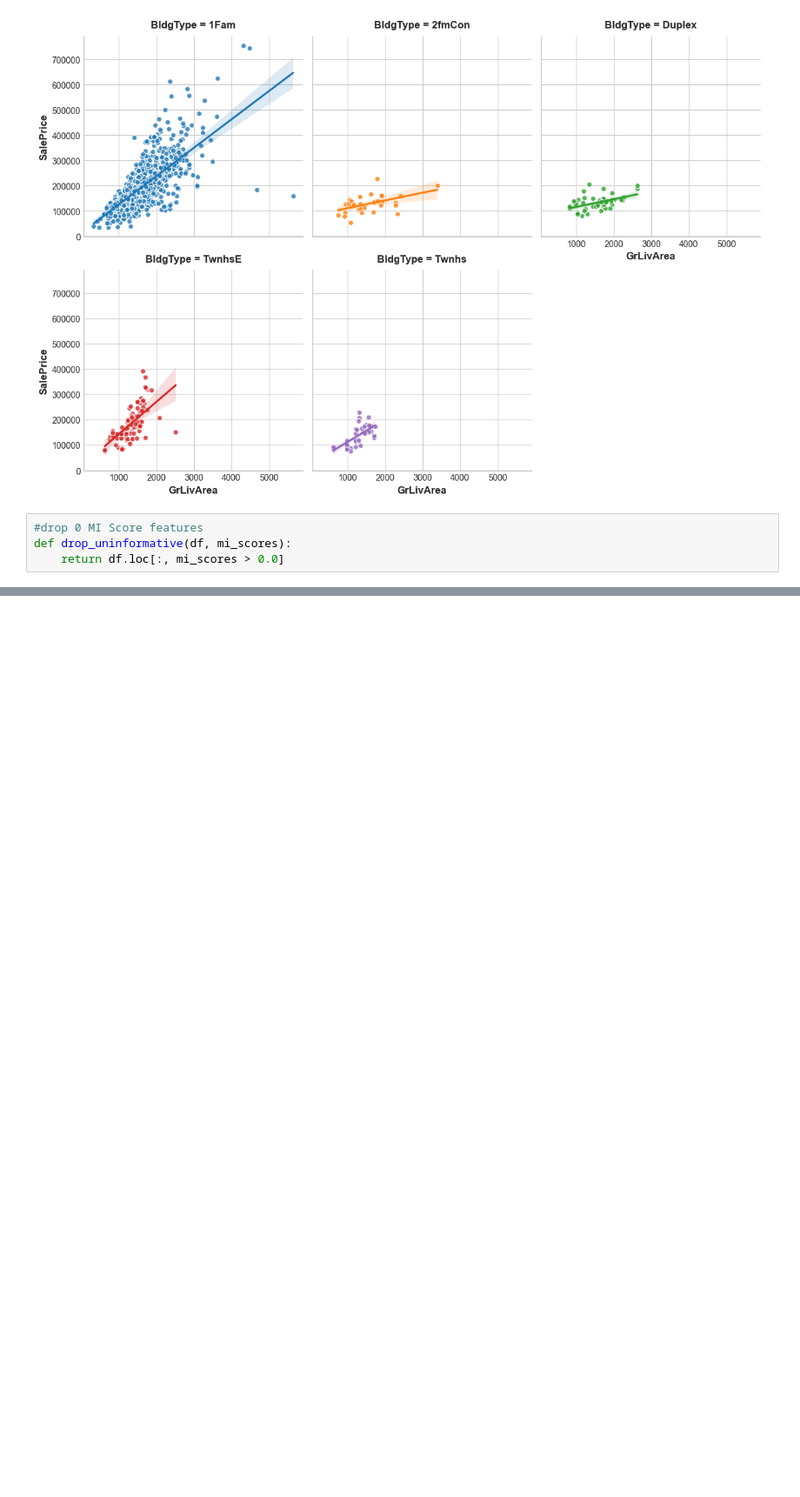
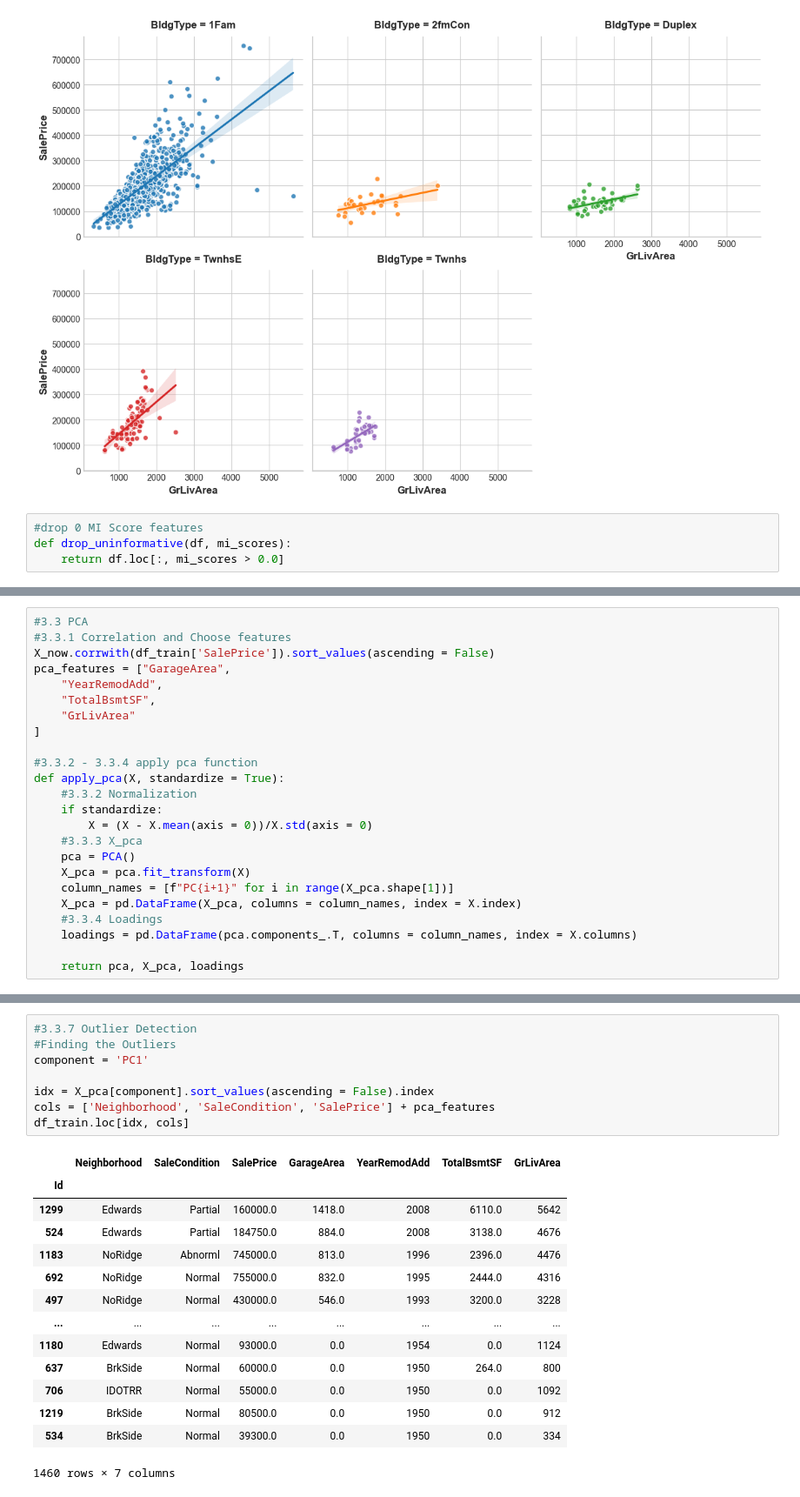
Before and after one commit to Xenoxort/PortfolioProjects, a Jupyter notebook: House Price Comp.ipynb, the cells around one changed output, grey strips where cells are left out. Shown at 87% size. Saved outputs shown, nothing was run; the diff lists cells and outputs as text; blank space fills up the shorter version.

```diff
--- a/House Price Comp.ipynb
+++ b/House Price Comp.ipynb
@@ -302,0 +411,24 @@ def drop_uninformative(df, mi_scores):
+# %%
+#3.3 PCA
+#3.3.1 Correlation and Choose features
+X_now.corrwith(df_train['SalePrice']).sort_values(ascending = False)
+pca_features = ["GarageArea",
+    "YearRemodAdd",
+    "TotalBsmtSF",
+    "GrLivArea"
+]
+
+#3.3.2 - 3.3.4 apply pca function
+def apply_pca(X, standardize = True):
+    #3.3.2 Normalization
+    if standardize:
+        X = (X - X.mean(axis = 0))/X.std(axis = 0)
+    #3.3.3 X_pca
+    pca = PCA()
+    X_pca = pca.fit_transform(X)
+    column_names = [f"PC{i+1}" for i in range(X_pca.shape[1])]
+    X_pca = pd.DataFrame(X_pca, columns = column_names, index = X.index)
+    #3.3.4 Loadings
+    loadings = pd.DataFrame(pca.components_.T, columns = column_names, index = X.columns)
+
+    return pca, X_pca, loadings
@@ -302,0 +506,23 @@ def drop_uninformative(df, mi_scores):
+# %%
+#3.3.7 Outlier Detection
+#Finding the Outliers
+component = 'PC1'
+
+idx = X_pca[component].sort_values(ascending = False).index
+cols = ['Neighborhood', 'SaleCondition', 'SalePrice'] + pca_features
+df_train.loc[idx, cols]
+# %% [output]
+|  | Neighborhood | SaleCondition | SalePrice | GarageArea | YearRemodAdd | TotalBsmtSF | GrLivArea |
+| Id |  |  |  |  |  |  |  |
+| 1299 | Edwards | Partial | 160000.0 | 1418.0 | 2008 | 6110.0 | 5642 |
+| 524 | Edwards | Partial | 184750.0 | 884.0 | 2008 | 3138.0 | 4676 |
+| 1183 | NoRidge | Abnorml | 745000.0 | 813.0 | 1996 | 2396.0 | 4476 |
+| 692 | NoRidge | Normal | 755000.0 | 832.0 | 1995 | 2444.0 | 4316 |
+| 497 | NoRidge | Normal | 430000.0 | 546.0 | 1993 | 3200.0 | 3228 |
+| ... | ... | ... | ... | ... | ... | ... | ... |
+| 1180 | Edwards | Normal | 93000.0 | 0.0 | 1954 | 0.0 | 1124 |
+| 637 | BrkSide | Normal | 60000.0 | 0.0 | 1950 | 264.0 | 800 |
+| 706 | IDOTRR | Normal | 55000.0 | 0.0 | 1950 | 0.0 | 1092 |
+| 1219 | BrkSide | Normal | 80500.0 | 0.0 | 1950 | 0.0 | 912 |
+| 534 | BrkSide | Normal | 39300.0 | 0.0 | 1950 | 0.0 | 334 |
+1460 rows × 7 columns
```
Also changed, not shown: parts of 24 cells of this notebook.
